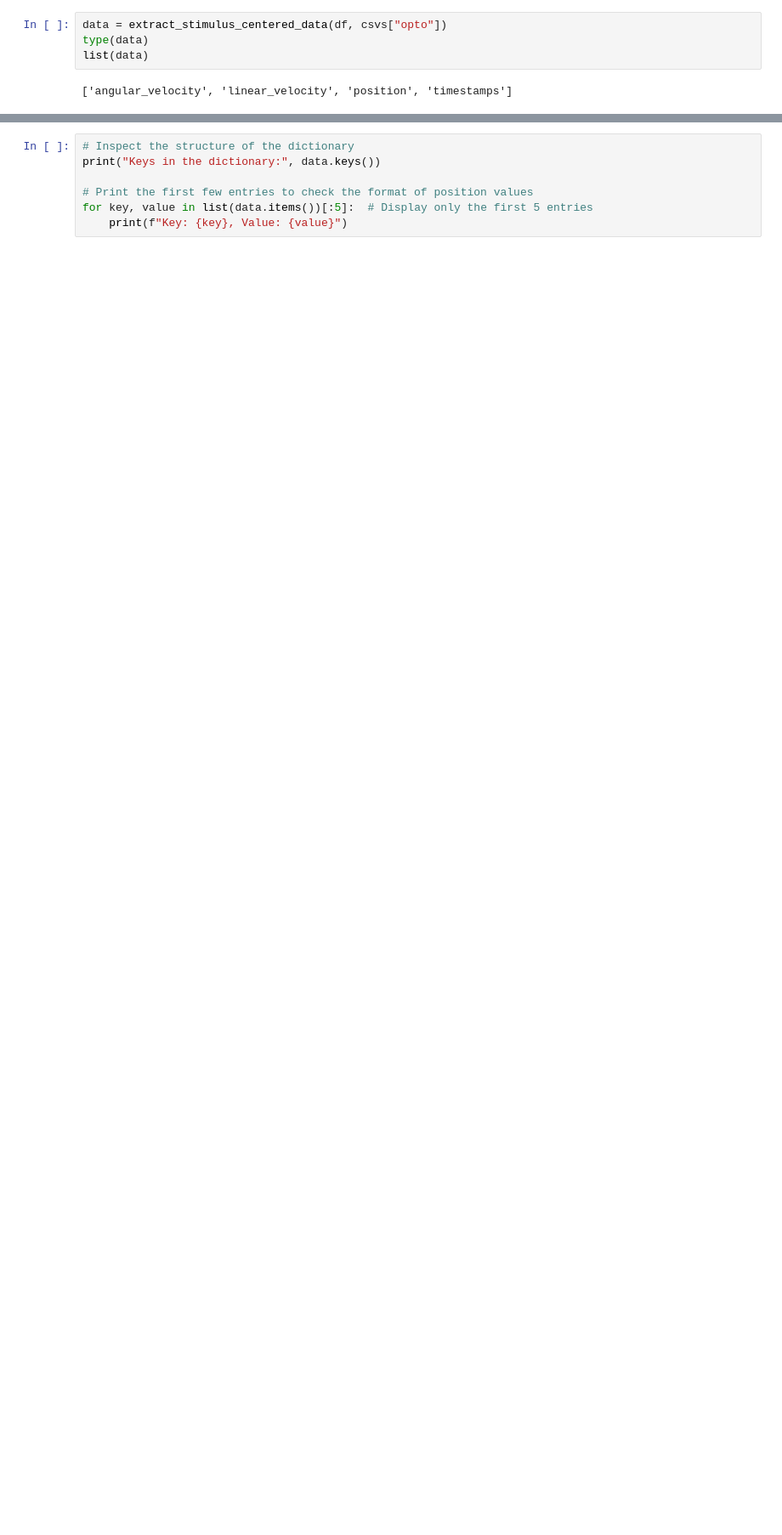
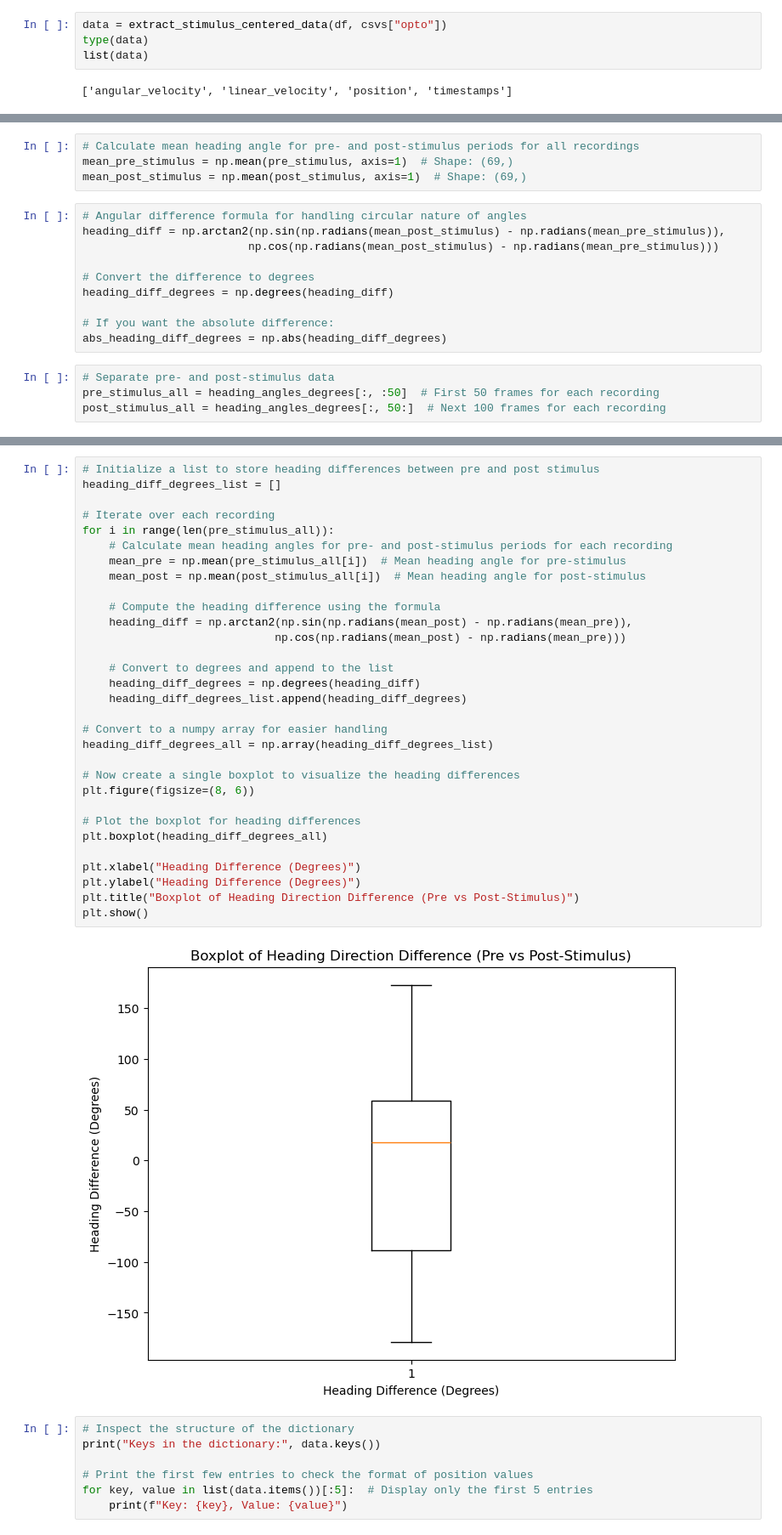
Before and after one commit to Shivammm123/FlyFlightBehavior, a Jupyter notebook: Free Flight Analysis Flies/J74xU68 Free Flight Experiment/240915 J74xU68 Free Flight Analysis/240915 J74xU68 Free Flight Analysis.ipynb, the cells around one changed output, grey strips where cells are left out. Shown at 85% size. Saved outputs shown, nothing was run; the diff lists cells and outputs as text; blank space fills up the shorter version.

```diff
--- a/Free Flight Analysis Flies/J74xU68 Free Flight Experiment/240915 J74xU68 Free Flight Analysis/240915 J74xU68 Free Flight Analysis.ipynb
+++ b/Free Flight Analysis Flies/J74xU68 Free Flight Experiment/240915 J74xU68 Free Flight Analysis/240915 J74xU68 Free Flight Analysis.ipynb
@@ -29,0 +113,18 @@ list(data)
+# %%
+# Calculate mean heading angle for pre- and post-stimulus periods for all recordings
+mean_pre_stimulus = np.mean(pre_stimulus, axis=1)  # Shape: (69,)
+mean_post_stimulus = np.mean(post_stimulus, axis=1)  # Shape: (69,)
+# %%
+# Angular difference formula for handling circular nature of angles
+heading_diff = np.arctan2(np.sin(np.radians(mean_post_stimulus) - np.radians(mean_pre_stimulus)),
+                         np.cos(np.radians(mean_post_stimulus) - np.radians(mean_pre_stimulus)))
+
+# Convert the difference to degrees
+heading_diff_degrees = np.degrees(heading_diff)
+
+# If you want the absolute difference:
+abs_heading_diff_degrees = np.abs(heading_diff_degrees)
+# %%
+# Separate pre- and post-stimulus data
+pre_stimulus_all = heading_angles_degrees[:, :50]  # First 50 frames for each recording
+post_stimulus_all = heading_angles_degrees[:, 50:]  # Next 100 frames for each recording
@@ -30,3 +169,36 @@ list(data)
+# %%
+# Initialize a list to store heading differences between pre and post stimulus
+heading_diff_degrees_list = []
+
+# Iterate over each recording
+for i in range(len(pre_stimulus_all)):
+    # Calculate mean heading angles for pre- and post-stimulus periods for each recording
+    mean_pre = np.mean(pre_stimulus_all[i])  # Mean heading angle for pre-stimulus
+    mean_post = np.mean(post_stimulus_all[i])  # Mean heading angle for post-stimulus
+
+    # Compute the heading difference using the formula
+    heading_diff = np.arctan2(np.sin(np.radians(mean_post) - np.radians(mean_pre)),
+                             np.cos(np.radians(mean_post) - np.radians(mean_pre)))
+
+    # Convert to degrees and append to the list
+    heading_diff_degrees = np.degrees(heading_diff)
+    heading_diff_degrees_list.append(heading_diff_degrees)
+
+# Convert to a numpy array for easier handling
+heading_diff_degrees_all = np.array(heading_diff_degrees_list)
+
+# Now create a single boxplot to visualize the heading differences
+plt.figure(figsize=(8, 6))
+
+# Plot the boxplot for heading differences
+plt.boxplot(heading_diff_degrees_all)
+
+plt.xlabel("Heading Difference (Degrees)")
+plt.ylabel("Heading Difference (Degrees)")
+plt.title("Boxplot of Heading Direction Difference (Pre vs Post-Stimulus)")
+plt.show()
+# %% [output]
+[figure, added]
 # %%
 # Inspect the structure of the dictionary
 print("Keys in the dictionary:", data.keys())
```
Also changed, not shown: parts of 12 cells of this notebook, 10 other files.
